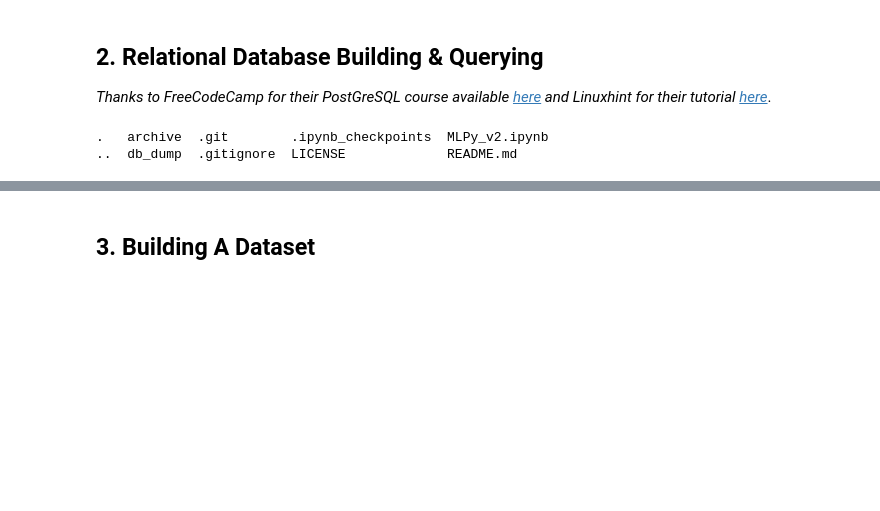
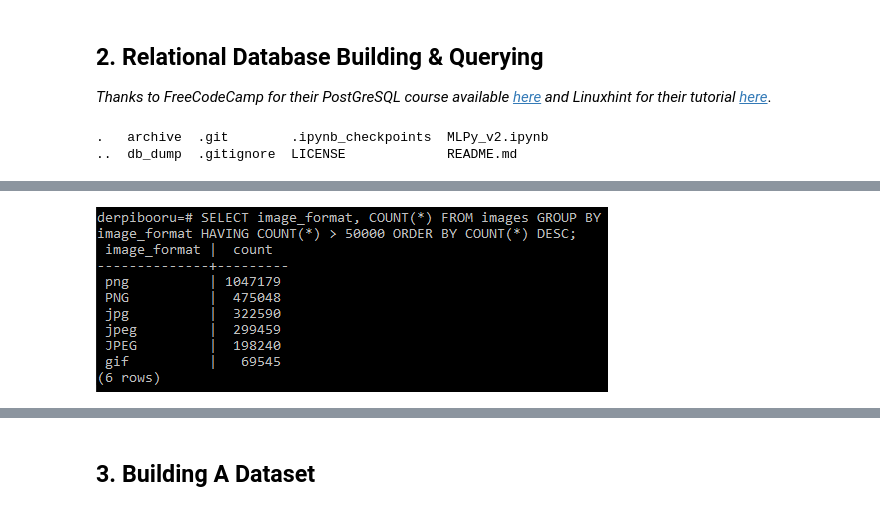
Before and after one commit to LMquentinLR/MLpy, a Jupyter notebook: MLPy_v2.ipynb, the cells around one changed output, grey strips where cells are left out. Drawn from its saved outputs; the diff is of its cells as text; code cells hidden in the pictures; blank space fills up the shorter version.

```diff
--- a/MLPy_v2.ipynb
+++ b/MLPy_v2.ipynb
@@ -95,0 +78,4 @@ SELECT image_format, COUNT(*) FROM images GROUP BY image_format HAVING COUNT(*)
+# %%
+Image("pictures/derpibooru_db2.png") #as at 2020-10-13
+# %% [output]
+[figure, added]
```
Also changed, not shown: parts of 9 cells of this notebook, 3 other files.
